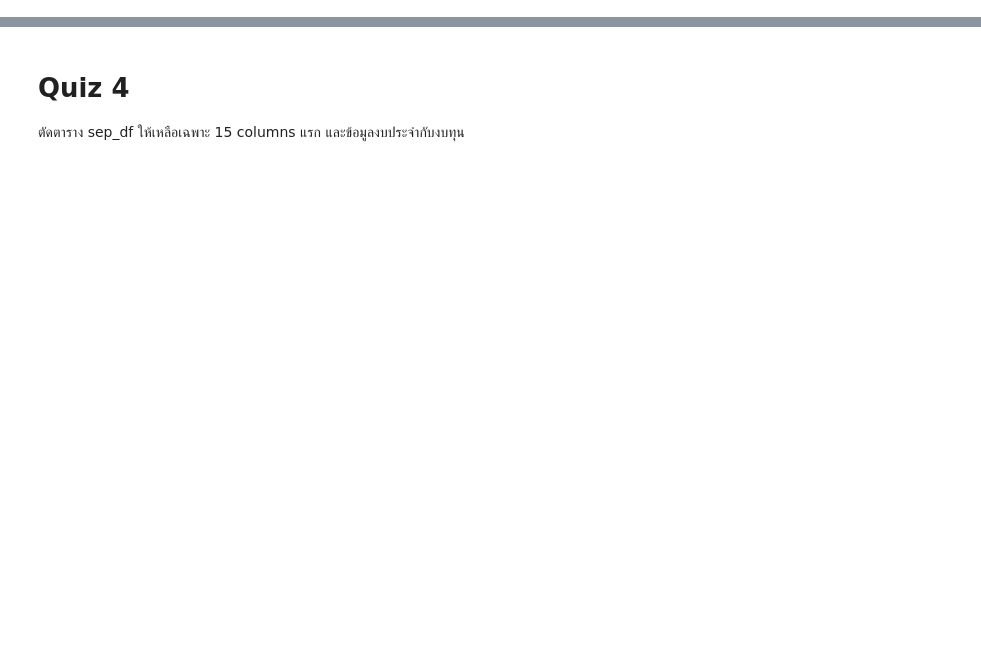
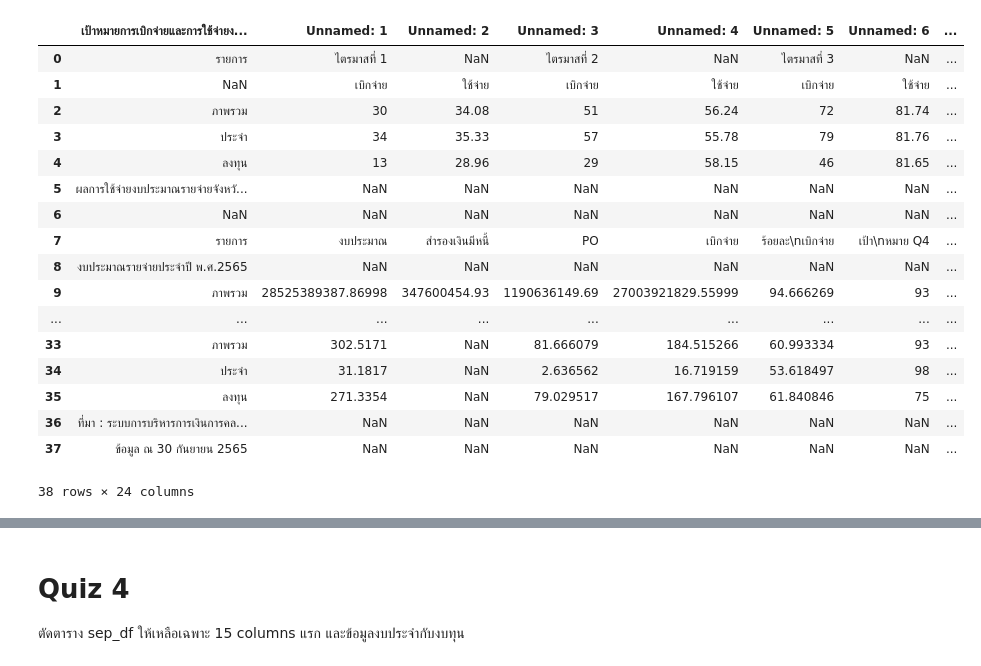
Before and after one commit to Ratchanontt/python_dataviz2023, a Jupyter notebook: Pandas102.ipynb, the cells around one changed output, grey strips where cells are left out. Drawn from its saved outputs; the diff is of its cells as text; code cells hidden in the pictures; blank space fills up the shorter version.

```diff
--- a/Pandas102.ipynb
+++ b/Pandas102.ipynb
@@ -11,0 +14,22 @@ Drive already mounted at /content/drive; to attempt to forcibly remount, call dr
+# %%
+sep_df = pd.read_excel('/content/drive/MyDrive/DataViz23Data/BudgetSep65.xlsx')
+sep_df
+# %% [output]
+|  | เป้าหมายการเบิกจ่ายและการใช้จ่ายง... | Unnamed: 1 | Unnamed: 2 | Unnamed: 3 | Unnamed: 4 | Unnamed: 5 | Unnamed: 6 | ... |
+| 0 | รายการ | ไตรมาสที่ 1 | NaN | ไตรมาสที่ 2 | NaN | ไตรมาสที่ 3 | NaN | ... |
+| 1 | NaN | เบิกจ่าย | ใช้จ่าย | เบิกจ่าย | ใช้จ่าย | เบิกจ่าย | ใช้จ่าย | ... |
+| 2 | ภาพรวม | 30 | 34.08 | 51 | 56.24 | 72 | 81.74 | ... |
+| 3 | ประจำ | 34 | 35.33 | 57 | 55.78 | 79 | 81.76 | ... |
+| 4 | ลงทุน | 13 | 28.96 | 29 | 58.15 | 46 | 81.65 | ... |
+| 5 | ผลการใช้จ่ายงบประมาณรายจ่ายจังหวั... | NaN | NaN | NaN | NaN | NaN | NaN | ... |
+| 6 | NaN | NaN | NaN | NaN | NaN | NaN | NaN | ... |
+| 7 | รายการ | งบประมาณ | สำรองเงินมีหนี้ | PO | เบิกจ่าย | ร้อยละ\nเบิกจ่าย | เป้า\nหมาย Q4 | ... |
+| 8 | งบประมาณรายจ่ายประจำปี พ.ศ.2565 | NaN | NaN | NaN | NaN | NaN | NaN | ... |
+| 9 | ภาพรวม | 28525389387.86998 | 347600454.93 | 1190636149.69 | 27003921829.55999 | 94.666269 | 93 | ... |
+| ... | ... | ... | ... | ... | ... | ... | ... | ... |
+| 33 | ภาพรวม | 302.5171 | NaN | 81.666079 | 184.515266 | 60.993334 | 93 | ... |
+| 34 | ประจำ | 31.1817 | NaN | 2.636562 | 16.719159 | 53.618497 | 98 | ... |
+| 35 | ลงทุน | 271.3354 | NaN | 79.029517 | 167.796107 | 61.840846 | 75 | ... |
+| 36 | ที่มา : ระบบการบริหารการเงินการคล... | NaN | NaN | NaN | NaN | NaN | NaN | ... |
+| 37 | ข้อมูล ณ 30 กันยายน 2565 | NaN | NaN | NaN | NaN | NaN | NaN | ... |
+38 rows × 24 columns
```
Also changed, not shown: parts of 23 cells of this notebook.
